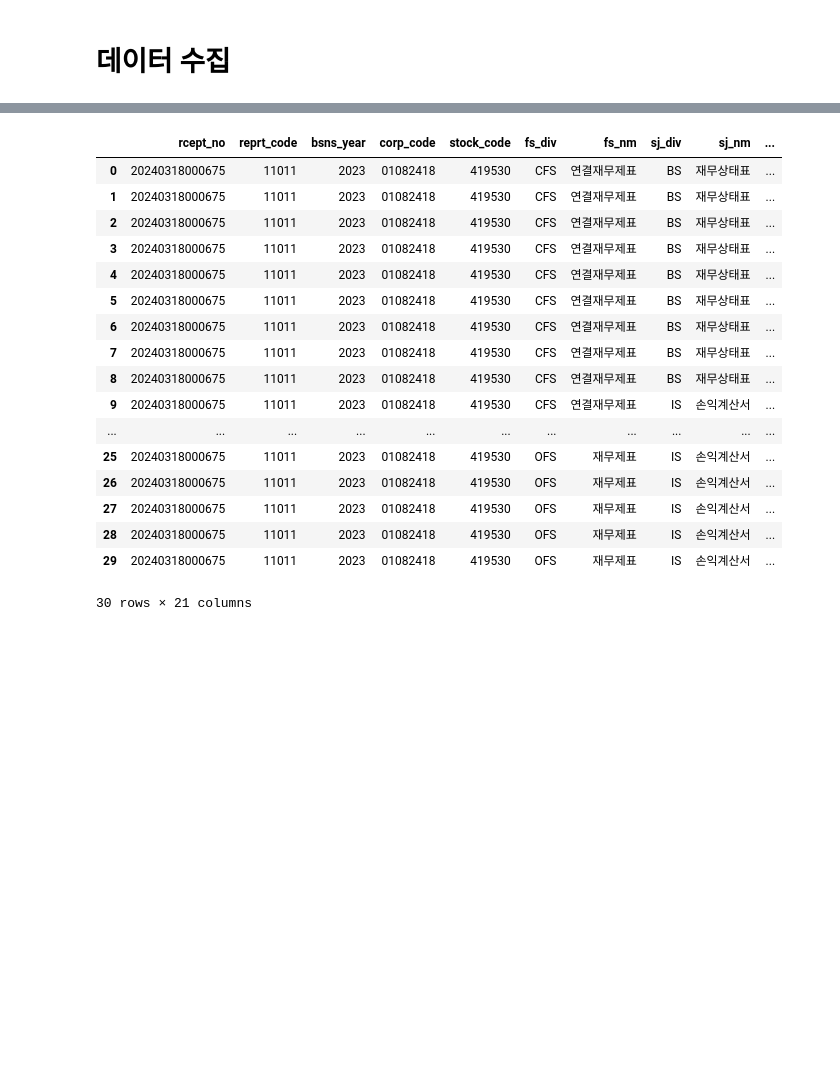
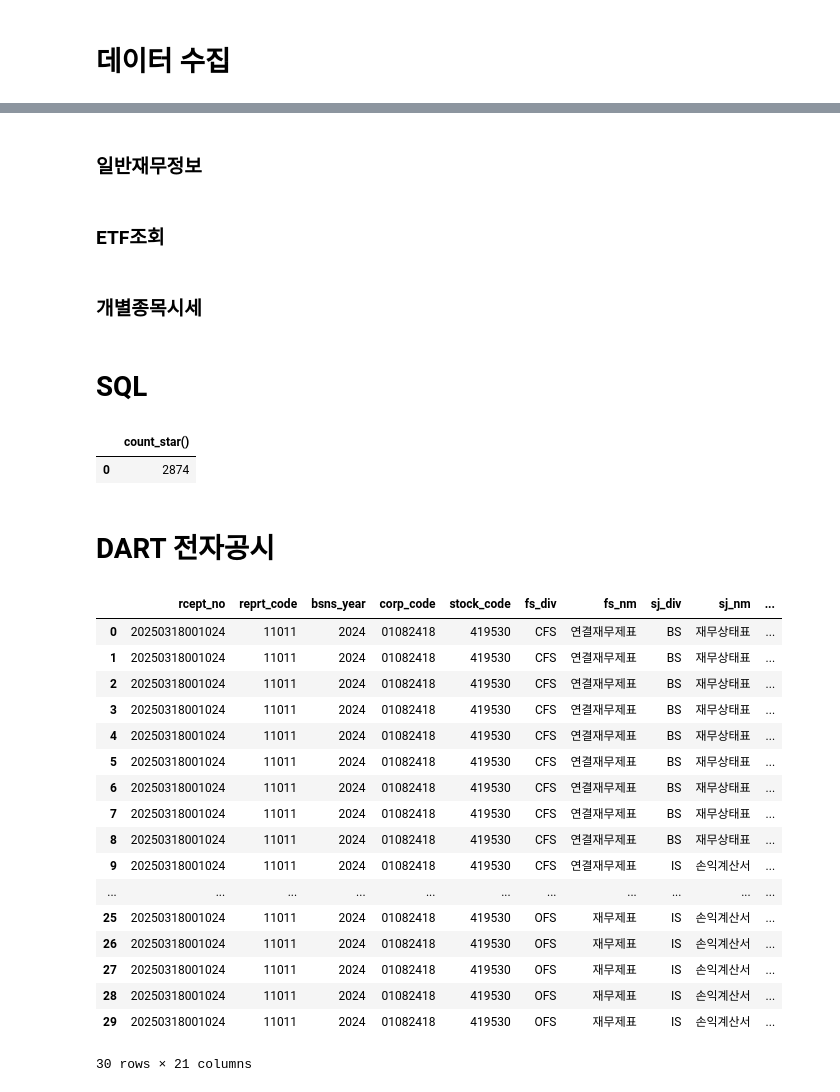
Before and after one commit to TrulySangwonDays/Side_project, a Jupyter notebook: 종목조회_코드.ipynb, the cells around one changed output, grey strips where cells are left out. Drawn from its saved outputs; the diff is of its cells as text; code cells hidden in the pictures; blank space fills up the shorter version.

```diff
--- a/종목조회_코드.ipynb
+++ b/종목조회_코드.ipynb
@@ -196,3 +244,24 @@ duckdb.query(
+# %% [markdown]
+### 일반재무정보
+# %% [markdown]
+### ETF조회
+# %% [markdown]
+### 개별종목시세
+# %% [markdown]
+# SQL
+# %%
+duckdb.query(
+    """
+    select count(*)
+    from kor_price
+    -- group by 시장구분
+    """
+).fetchdf()
+# %% [output]
+|  | count_star() |
+| 0 | 2874 |
+# %% [markdown]
+# DART 전자공시
 # %%
 import requests
 import zipfile
@@ -221,35 +290,35 @@ corp_code = corp_df[corp_df['corp_name'] == 'SAMG엔터']['corp_code'].values[0]
 # %%
 # 사업보고서 (2023년 기준)
 url = f'https://opendart.fss.or.kr/api/fnlttSinglAcnt.json'
 params = {
     'crtfc_key': api_key,
     'corp_code': corp_code,
-    'bsns_year': '2023',
+    'bsns_year': '2024',
     'reprt_code': '11011',  # 11011: 사업보고서, 11012: 1Q, 11013: 반기, 11014: 3Q
     'fs_div': 'CFS'         # 연결: CFS / 개별: OFS
 }
 
 res = requests.get(url, params=params)
 data = res.json()
 
 df_fnl = pd.DataFrame(data['list'])
 df_fnl
 # %% [output]
 |  | rcept_no | reprt_code | bsns_year | corp_code | stock_code | fs_div | fs_nm | sj_div | sj_nm | ... |
-| 0 | 20240318000675 | 11011 | 2023 | 01082418 | 419530 | CFS | 연결재무제표 | BS | 재무상태표 | ... |
-| 1 | 20240318000675 | 11011 | 2023 | 01082418 | 419530 | CFS | 연결재무제표 | BS | 재무상태표 | ... |
-| 2 | 20240318000675 | 11011 | 2023 | 01082418 | 419530 | CFS | 연결재무제표 | BS | 재무상태표 | ... |
-| 3 | 20240318000675 | 11011 | 2023 | 01082418 | 419530 | CFS | 연결재무제표 | BS | 재무상태표 | ... |
-| 4 | 20240318000675 | 11011 | 2023 | 01082418 | 419530 | CFS | 연결재무제표 | BS | 재무상태표 | ... |
-| 5 | 20240318000675 | 11011 | 2023 | 01082418 | 419530 | CFS | 연결재무제표 | BS | 재무상태표 | ... |
-| 6 | 20240318000675 | 11011 | 2023 | 01082418 | 419530 | CFS | 연결재무제표 | BS | 재무상태표 | ... |
-| 7 | 20240318000675 | 11011 | 2023 | 01082418 | 419530 | CFS | 연결재무제표 | BS | 재무상태표 | ... |
-| 8 | 20240318000675 | 11011 | 2023 | 01082418 | 419530 | CFS | 연결재무제표 | BS | 재무상태표 | ... |
-| 9 | 20240318000675 | 11011 | 2023 | 01082418 | 419530 | CFS | 연결재무제표 | IS | 손익계산서 | ... |
+| 0 | 20250318001024 | 11011 | 2024 | 01082418 | 419530 | CFS | 연결재무제표 | BS | 재무상태표 | ... |
+| 1 | 20250318001024 | 11011 | 2024 | 01082418 | 419530 | CFS | 연결재무제표 | BS | 재무상태표 | ... |
+| 2 | 20250318001024 | 11011 | 2024 | 01082418 | 419530 | CFS | 연결재무제표 | BS | 재무상태표 | ... |
+| 3 | 20250318001024 | 11011 | 2024 | 01082418 | 419530 | CFS | 연결재무제표 | BS | 재무상태표 | ... |
+| 4 | 20250318001024 | 11011 | 2024 | 01082418 | 419530 | CFS | 연결재무제표 | BS | 재무상태표 | ... |
+| 5 | 20250318001024 | 11011 | 2024 | 01082418 | 419530 | CFS | 연결재무제표 | BS | 재무상태표 | ... |
+| 6 | 20250318001024 | 11011 | 2024 | 01082418 | 419530 | CFS | 연결재무제표 | BS | 재무상태표 | ... |
+| 7 | 20250318001024 | 11011 | 2024 | 01082418 | 419530 | CFS | 연결재무제표 | BS | 재무상태표 | ... |
+| 8 | 20250318001024 | 11011 | 2024 | 01082418 | 419530 | CFS | 연결재무제표 | BS | 재무상태표 | ... |
+| 9 | 20250318001024 | 11011 | 2024 | 01082418 | 419530 | CFS | 연결재무제표 | IS | 손익계산서 | ... |
 | ... | ... | ... | ... | ... | ... | ... | ... | ... | ... | ... |
-| 25 | 20240318000675 | 11011 | 2023 | 01082418 | 419530 | OFS | 재무제표 | IS | 손익계산서 | ... |
-| 26 | 20240318000675 | 11011 | 2023 | 01082418 | 419530 | OFS | 재무제표 | IS | 손익계산서 | ... |
-| 27 | 20240318000675 | 11011 | 2023 | 01082418 | 419530 | OFS | 재무제표 | IS | 손익계산서 | ... |
-| 28 | 20240318000675 | 11011 | 2023 | 01082418 | 419530 | OFS | 재무제표 | IS | 손익계산서 | ... |
-| 29 | 20240318000675 | 11011 | 2023 | 01082418 | 419530 | OFS | 재무제표 | IS | 손익계산서 | ... |
+| 25 | 20250318001024 | 11011 | 2024 | 01082418 | 419530 | OFS | 재무제표 | IS | 손익계산서 | ... |
+| 26 | 20250318001024 | 11011 | 2024 | 01082418 | 419530 | OFS | 재무제표 | IS | 손익계산서 | ... |
+| 27 | 20250318001024 | 11011 | 2024 | 01082418 | 419530 | OFS | 재무제표 | IS | 손익계산서 | ... |
+| 28 | 20250318001024 | 11011 | 2024 | 01082418 | 419530 | OFS | 재무제표 | IS | 손익계산서 | ... |
+| 29 | 20250318001024 | 11011 | 2024 | 01082418 | 419530 | OFS | 재무제표 | IS | 손익계산서 | ... |
 30 rows × 21 columns
```
Also changed, not shown: parts of 13 cells of this notebook.
